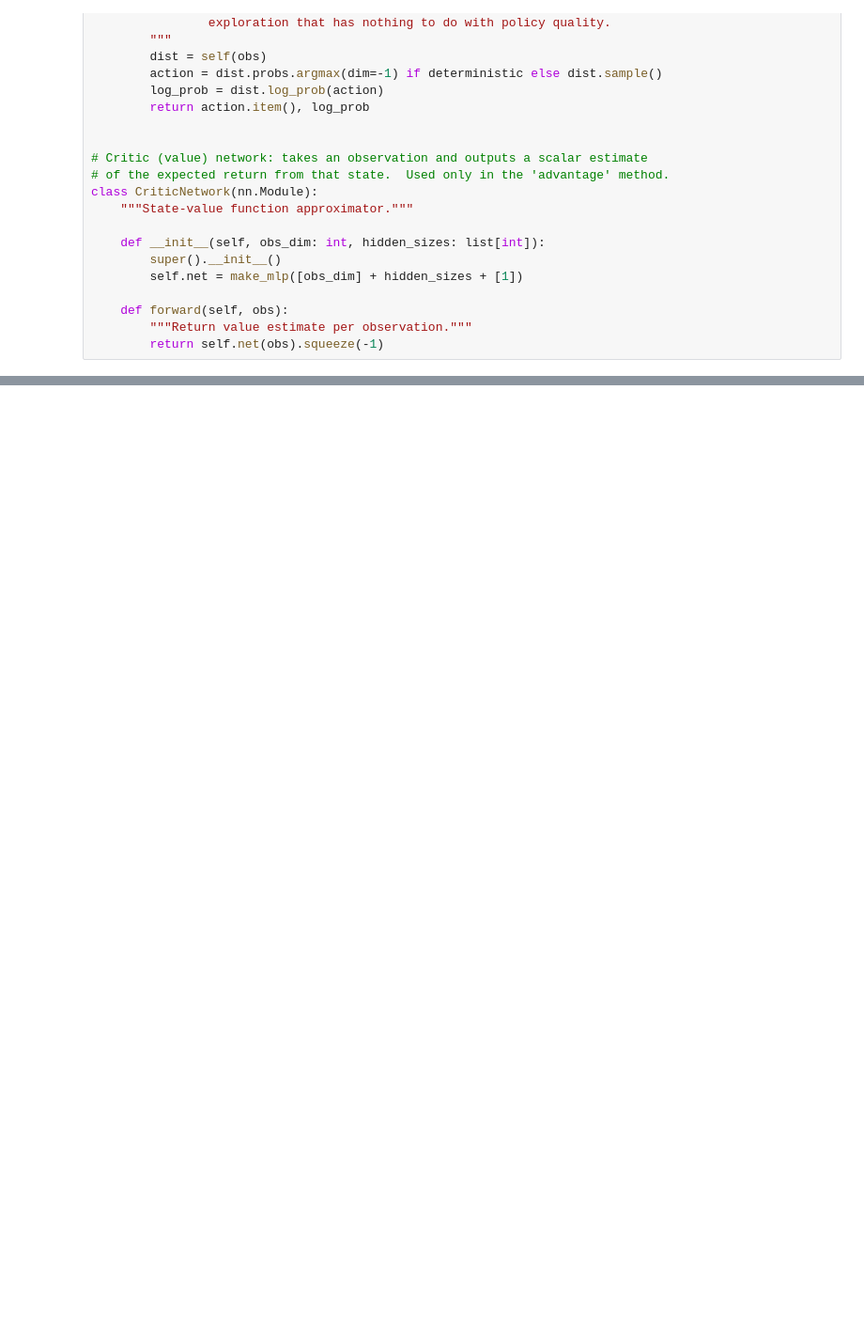
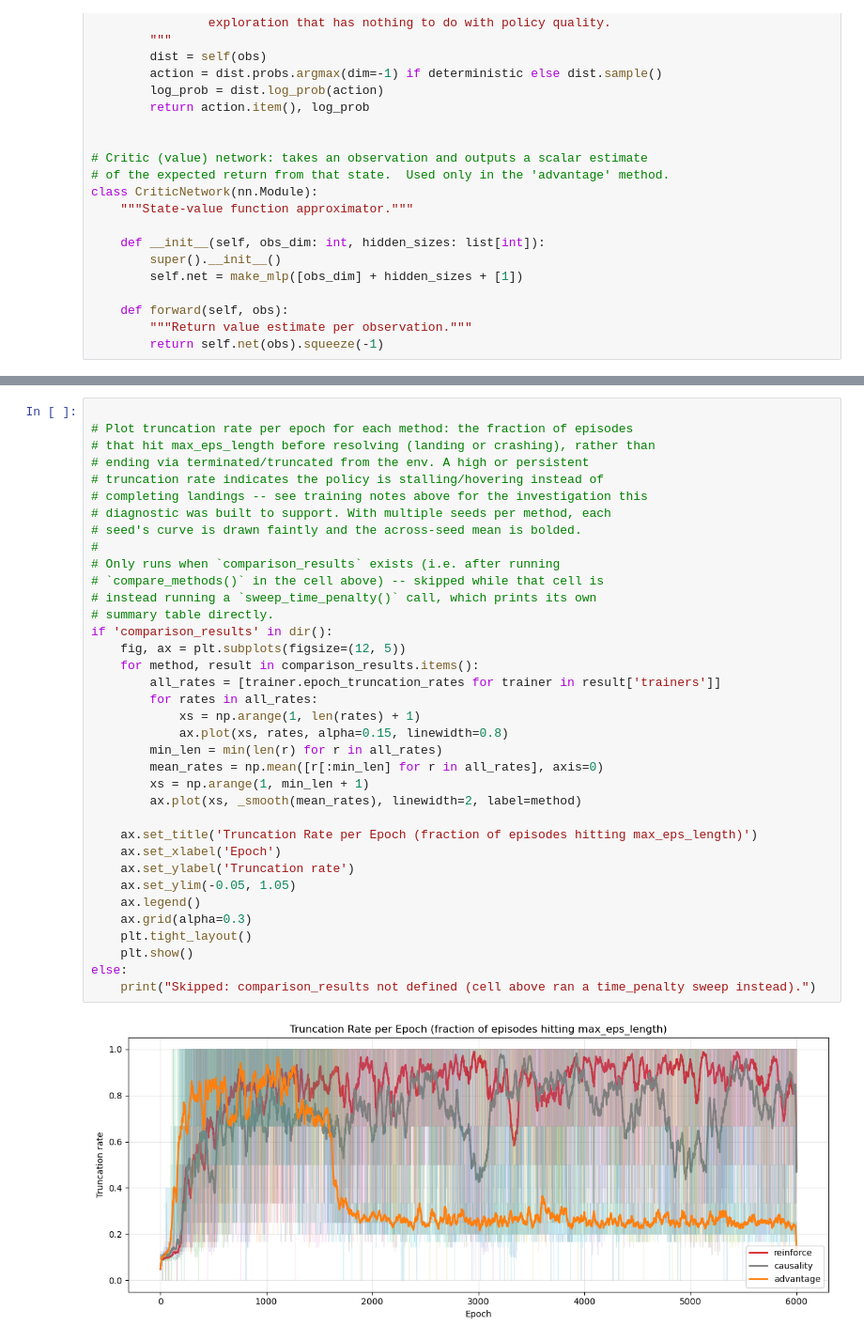
Before and after one commit to David-S-Hunsicker/ml, a Jupyter notebook: reinforcement_learning/RL_part_2_assignment.ipynb, the cells around one changed output, grey strips where cells are left out. Shown at 94% size. Saved outputs shown, nothing was run; the diff lists cells and outputs as text; blank space fills up the shorter version.

```diff
--- a/reinforcement_learning/RL_part_2_assignment.ipynb
+++ b/reinforcement_learning/RL_part_2_assignment.ipynb
@@ -741,0 +870,38 @@ advantage       260.0     22.8    217.6    304.2    PASS
+# %%
+
+# Plot truncation rate per epoch for each method: the fraction of episodes
+# that hit max_eps_length before resolving (landing or crashing), rather than
+# ending via terminated/truncated from the env. A high or persistent
+# truncation rate indicates the policy is stalling/hovering instead of
+# completing landings -- see training notes above for the investigation this
+# diagnostic was built to support. With multiple seeds per method, each
+# seed's curve is drawn faintly and the across-seed mean is bolded.
+#
+# Only runs when `comparison_results` exists (i.e. after running
+# `compare_methods()` in the cell above) -- skipped while that cell is
+# instead running a `sweep_time_penalty()` call, which prints its own
+# summary table directly.
+if 'comparison_results' in dir():
+    fig, ax = plt.subplots(figsize=(12, 5))
+    for method, result in comparison_results.items():
+        all_rates = [trainer.epoch_truncation_rates for trainer in result['trainers']]
+        for rates in all_rates:
+            xs = np.arange(1, len(rates) + 1)
+            ax.plot(xs, rates, alpha=0.15, linewidth=0.8)
+        min_len = min(len(r) for r in all_rates)
+        mean_rates = np.mean([r[:min_len] for r in all_rates], axis=0)
+        xs = np.arange(1, min_len + 1)
+        ax.plot(xs, _smooth(mean_rates), linewidth=2, label=method)
+
+    ax.set_title('Truncation Rate per Epoch (fraction of episodes hitting max_eps_length)')
+    ax.set_xlabel('Epoch')
+    ax.set_ylabel('Truncation rate')
+    ax.set_ylim(-0.05, 1.05)
+    ax.legend()
+    ax.grid(alpha=0.3)
+    plt.tight_layout()
+    plt.show()
+else:
+    print("Skipped: comparison_results not defined (cell above ran a time_penalty sweep instead).")
+# %% [output]
+[figure, added]
```
Also changed, not shown: parts of 12 cells of this notebook, 6 other files.
